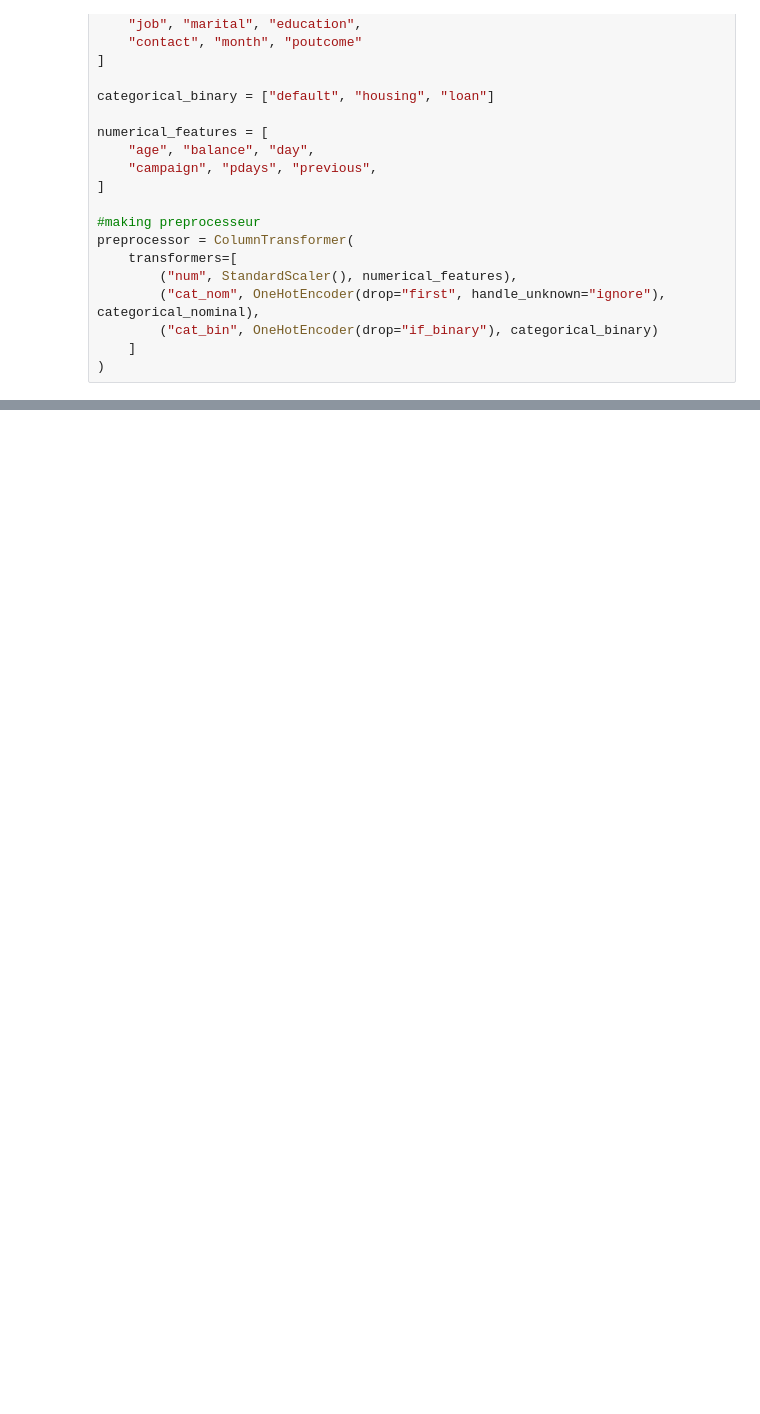
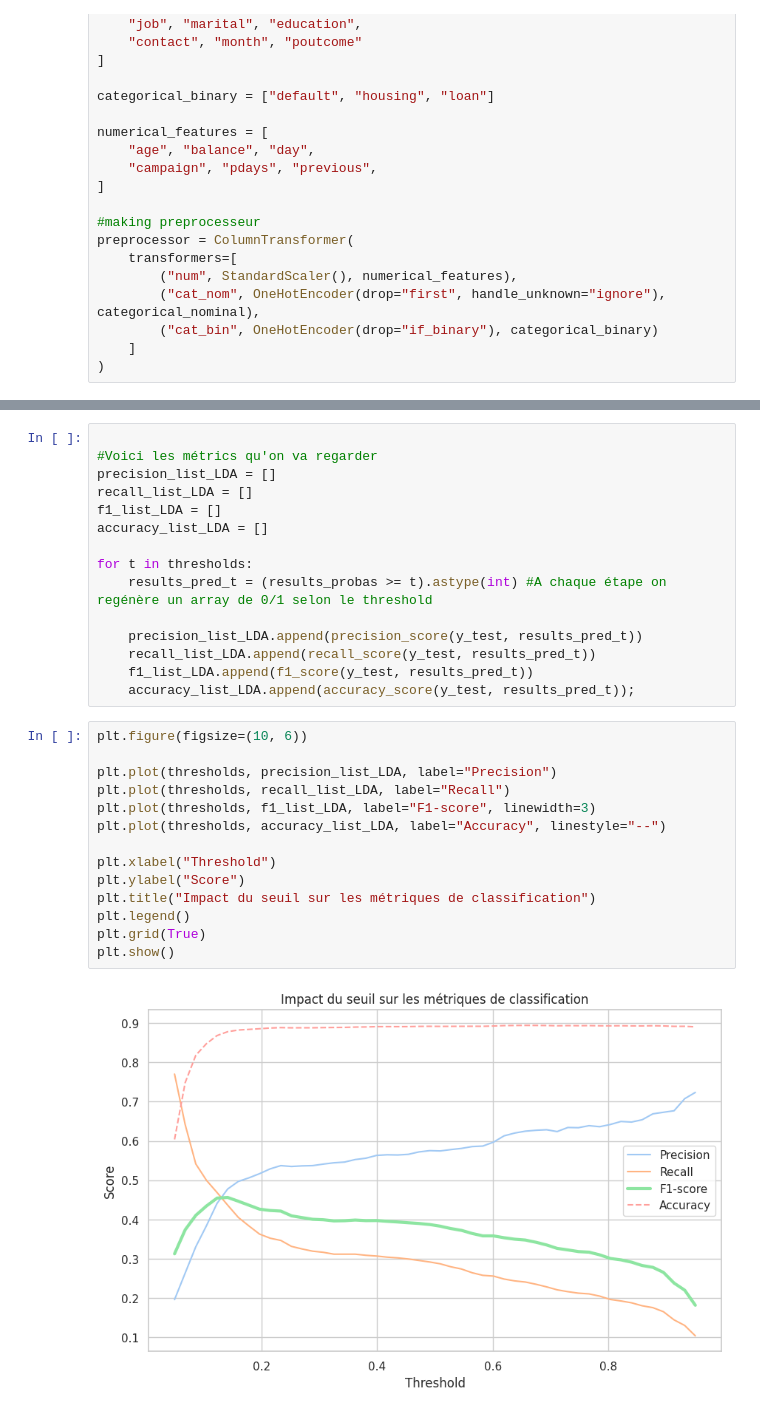
Before and after one commit to Khadija-Ammar/ml-uncertainty-quantification-and-sources, a Jupyter notebook: encodage Dunand + ML.ipynb, the cells around one changed output, grey strips where cells are left out. Saved outputs shown, nothing was run; the diff lists cells and outputs as text; blank space fills up the shorter version.

```diff
--- a/encodage Dunand + ML.ipynb
+++ b/encodage Dunand + ML.ipynb
@@ -107,0 +257,31 @@ y_test = LabelEncoder().fit_transform(stratified_test["y"])
+# %%
+
+#Voici les métrics qu'on va regarder
+precision_list_LDA = []
+recall_list_LDA = []
+f1_list_LDA = []
+accuracy_list_LDA = []
+
+for t in thresholds:
+    results_pred_t = (results_probas >= t).astype(int) #A chaque étape on regénère un array de 0/1 selon le threshold
+
+    precision_list_LDA.append(precision_score(y_test, results_pred_t))
+    recall_list_LDA.append(recall_score(y_test, results_pred_t))
+    f1_list_LDA.append(f1_score(y_test, results_pred_t))
+    accuracy_list_LDA.append(accuracy_score(y_test, results_pred_t));
+# %%
+plt.figure(figsize=(10, 6))
+
+plt.plot(thresholds, precision_list_LDA, label="Precision")
+plt.plot(thresholds, recall_list_LDA, label="Recall")
+plt.plot(thresholds, f1_list_LDA, label="F1-score", linewidth=3)
+plt.plot(thresholds, accuracy_list_LDA, label="Accuracy", linestyle="--")
+
+plt.xlabel("Threshold")
+plt.ylabel("Score")
+plt.title("Impact du seuil sur les métriques de classification")
+plt.legend()
+plt.grid(True)
+plt.show()
+# %% [output]
+[figure, added]
```
Also changed, not shown: parts of 32 cells of this notebook, 1 other file.
